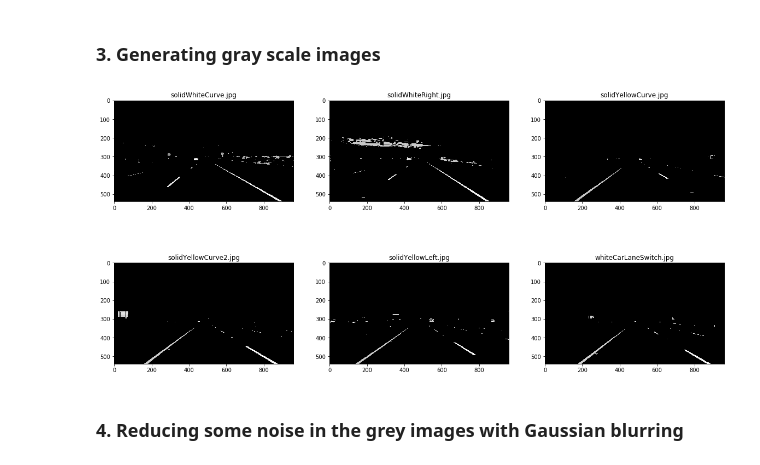
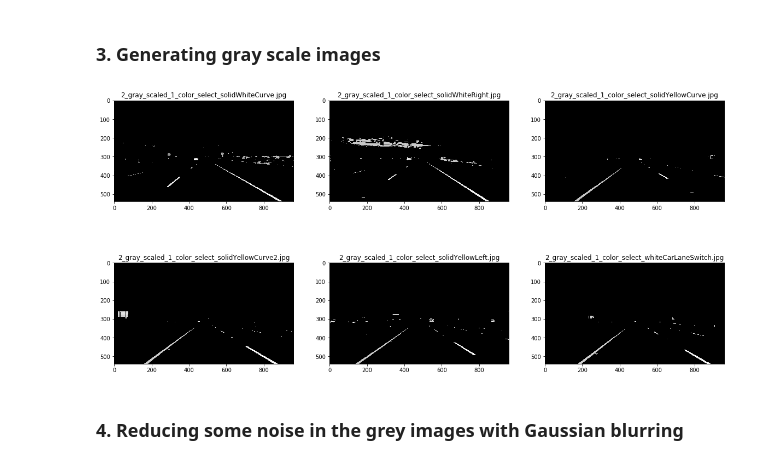
Before and after one commit to IbnouT/Finding-Lane-Lines-Udacity, a Jupyter notebook: P1.ipynb, the cells around one changed output. Cells and saved outputs as stored; diff of their text form; code cells hidden in the pictures.

```diff
--- a/P1.ipynb
+++ b/P1.ipynb
@@ -268,2 +216,38 @@ Try tuning the various parameters, especially the low and high Canny thresholds
+# %%
+IMAGE_OUTPUT_PATH = 'test_images_output/'
+
+def show_images(images_data, in_gray=False, img_per_row=3, figsize=(20, 10)):
+    """Display images as is or in grey scale. images_data = [(image, name)...]"""
+    # images count
+    img_cnt = len(images_data)
+
+    # show max 3 images per row. Calculate the rows count
+    row_cnt = int((img_cnt-1) / img_per_row) + 1
+
+    # display the images
+    f, axs =  plt.subplots(row_cnt, img_per_row, figsize=figsize)
+    count_images = 0
+    for r in range(row_cnt):
+        for c in range(img_per_row):
+            if count_images < img_cnt:
+                count_images += 1
+                if row_cnt == 1 and img_per_row == 1:
+                     ax = axs
+                elif row_cnt == 1:
+                    ax = axs[c]
+                elif img_per_row == 1:
+                    ax = axs[r]
+                else:
+                    ax = axs[r, c]
+                cmap = 'gray' if in_gray else None
+                ax.set_title(images_data[img_per_row*r + c][1])
+                ax.imshow(images_data[img_per_row*r + c][0], cmap=cmap)
+
+
+def save_images(list_images_data, in_gray=False):
+    """Save a list of images to disk.
+    `list_images_data` is a list of tuple(image, filename)"""
+    for (image, filename) in list_images_data:
+        plt.imsave(os.path.join(IMAGE_OUTPUT_PATH, filename), image)
 # %% [markdown]
 ### 1. Let's display the images and have a look at some details of the lanes
@@ -328,0 +280,5 @@ show_images(white_yellow_test_images, img_per_row=2, figsize=(20, 20))
+# %%
+# Select While+Yellow color from all images
+white_yellow_test_images = [(white_yellow_selection(image), '1_color_select_'+file) for (image, file) in test_images]
+show_images(white_yellow_test_images, img_per_row=2, figsize=(20, 20))
+save_images(white_yellow_test_images)
@@ -329,10 +287,11 @@ show_images(white_yellow_test_images, img_per_row=2, figsize=(20, 20))
 # %% [markdown]
 ### 3. Generating gray scale images
 # %%
-gray_test_images = [(grayscale(image), file) for (image, file) in white_yellow_test_images]
+gray_test_images = [(grayscale(image), '2_gray_scaled_'+file) for (image, file) in white_yellow_test_images]
 show_images(gray_test_images, img_per_row=3, in_gray=True, figsize=(20, 10))
+save_images(gray_test_images)
 # %% [output]
-[figure, old version]
+[figure, new version]
 # %% [markdown]
 ### 4. Reducing some noise in the grey images with Gaussian blurring
 # %%
```
Also changed, not shown: parts of 37 cells of this notebook, 36 other files.
